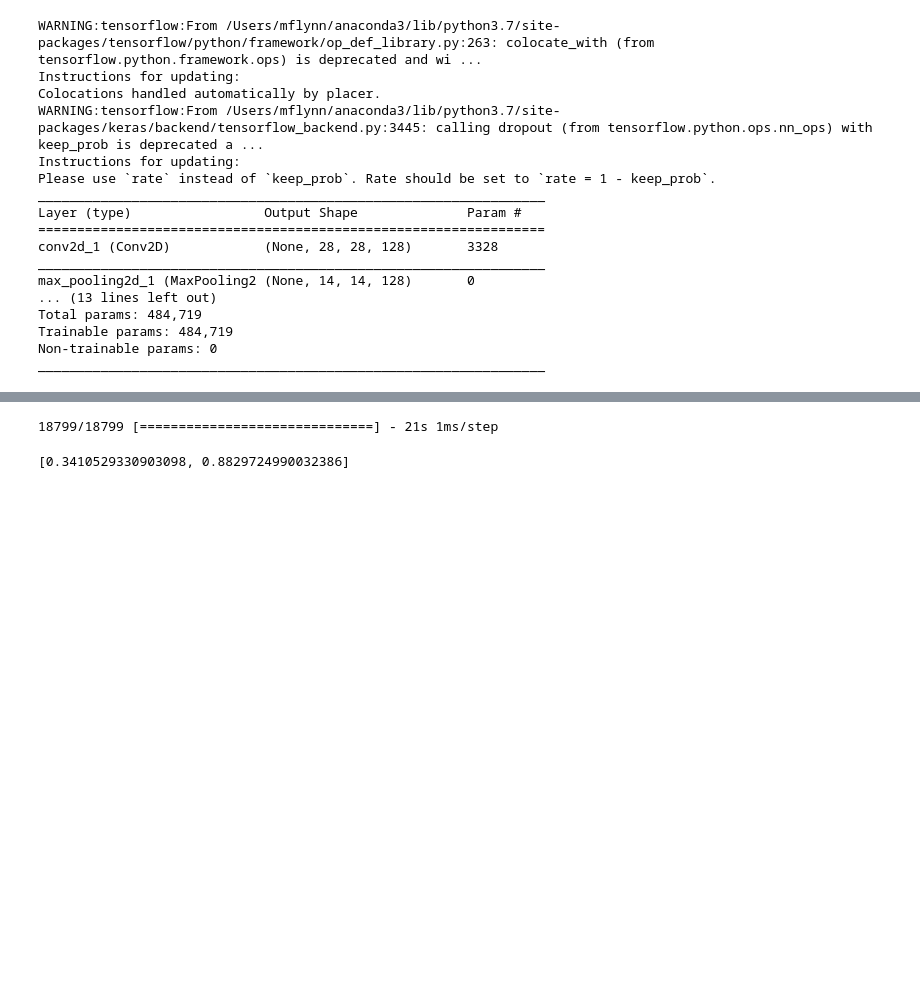
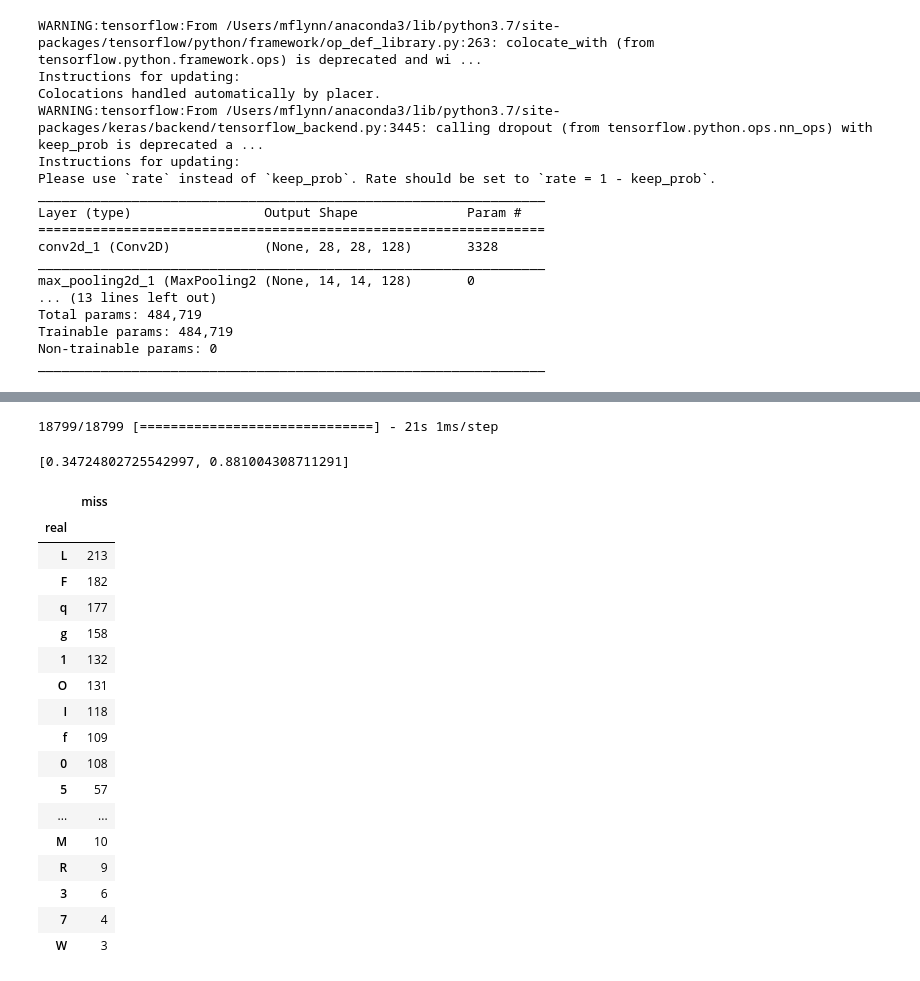
Before and after one commit to hvannia/emnist_grp, a Jupyter notebook: notebooks/emnist_cnn.ipynb, the cells around one changed output, grey strips where cells are left out. Cells and saved outputs as stored; diff of their text form; code cells hidden in the pictures; blank space fills up the shorter version.

```diff
--- a/notebooks/emnist_cnn.ipynb
+++ b/notebooks/emnist_cnn.ipynb
@@ -197,8 +219,8 @@ model.save('./cnnmodel.sav')
 # %%
 # Load the saved model and confirm original results
-ldmodel = load_model('./cnnmodel.sav')
+ldmodel = load_model('./cnn_model.hd5')
 
 ldmodel.evaluate(test_x, test_y, batch_size=512, verbose=1)
 # %% [output]
 18799/18799 [==============================] - 21s 1ms/step
-[0.3410529330903098, 0.8829724990032386]
+[0.34724802725542997, 0.881004308711291]
@@ -206,0 +227,37 @@ hdf.to_csv('./emnist_cnn_history.csv')
+# %%
+# Evaluate the model misses
+# Get model outputs by category
+pred_y = ldmodel.predict_classes(test_x)
+# %%
+# Get indicies for missed categories
+real_y = (np.argmax(test_y, axis=1))
+missed = pred_y != real_y
+miss_y = pred_y[missed]
+real_y = real_y[missed]
+# %%
+# Convert missed indicies to missed categories
+real = [class_map[i] for i in real_y]
+miss = [class_map[i] for i in miss_y]
+df = pd.DataFrame([[real[i],miss[i]] for i in range(len(real))], columns=['real', 'miss'])
+# %%
+# Show ordered list of missed categories
+df.groupby('real', sort=False).count().sort_values('miss',ascending=False)
+# %% [output]
+|  | miss |
+| real |  |
+| L | 213 |
+| F | 182 |
+| q | 177 |
+| g | 158 |
+| 1 | 132 |
+| O | 131 |
+| I | 118 |
+| f | 109 |
+| 0 | 108 |
+| 5 | 57 |
+| ... | ... |
+| M | 10 |
+| R | 9 |
+| 3 | 6 |
+| 7 | 4 |
+| W | 3 |
```
Also changed, not shown: parts of 11 cells of this notebook, 3 other files.
